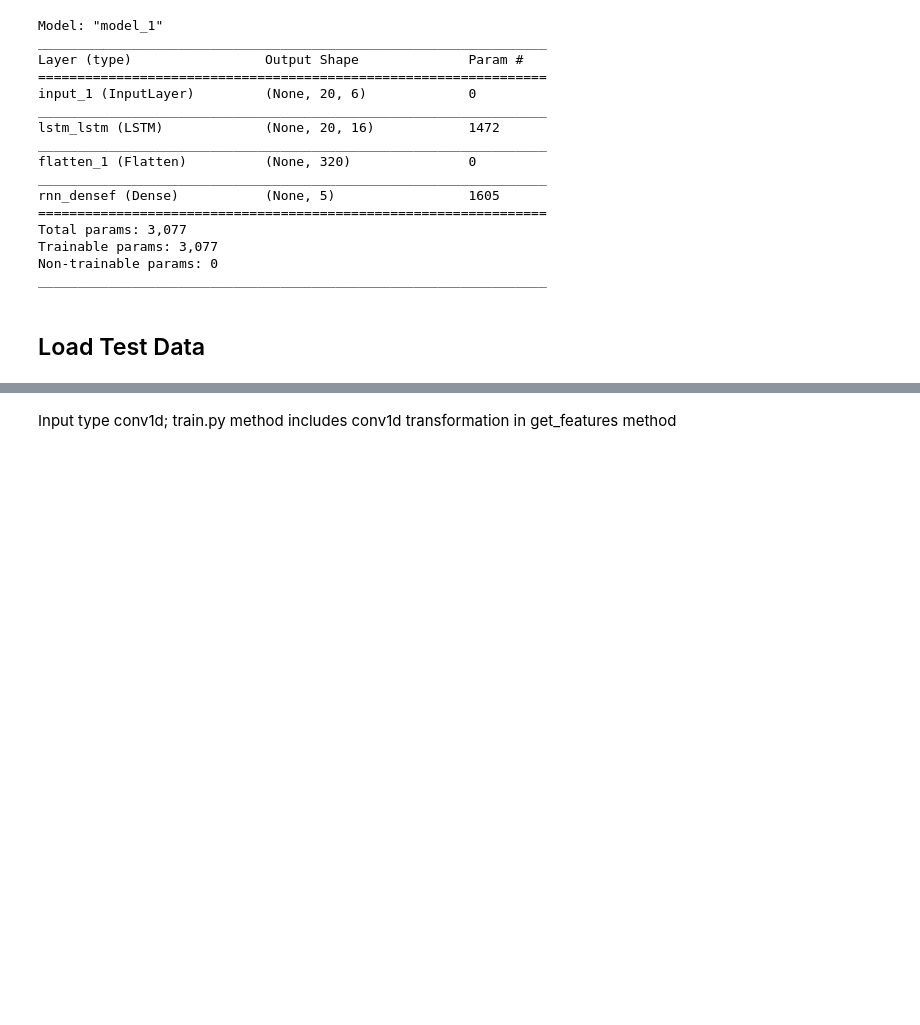
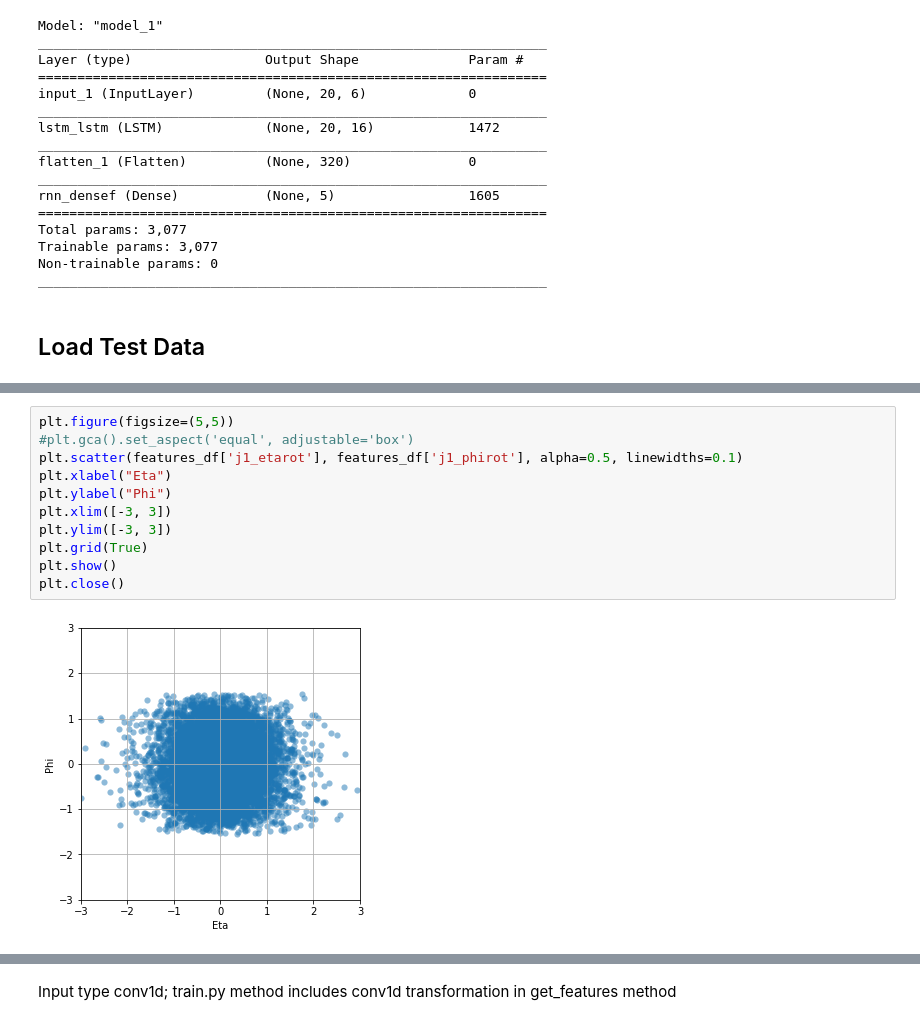
Before and after one commit to Chkoda/Deep-Learning-Model-Evaluation, a Jupyter notebook: LSTM/LSTM Model Evaluation.ipynb, the cells around one changed output, grey strips where cells are left out. Drawn from its saved outputs; the diff is of its cells as text; blank space fills up the shorter version.

```diff
--- a/LSTM/LSTM Model Evaluation.ipynb
+++ b/LSTM/LSTM Model Evaluation.ipynb
@@ -81,0 +277,13 @@ _________________________________________________________________
+# %%
+plt.figure(figsize=(5,5))
+#plt.gca().set_aspect('equal', adjustable='box')
+plt.scatter(features_df['j1_etarot'], features_df['j1_phirot'], alpha=0.5, linewidths=0.1)
+plt.xlabel("Eta")
+plt.ylabel("Phi")
+plt.xlim([-3, 3])
+plt.ylim([-3, 3])
+plt.grid(True)
+plt.show()
+plt.close()
+# %% [output]
+[figure, added]
```
Also changed, not shown: parts of 41 cells of this notebook, 5 other files.
